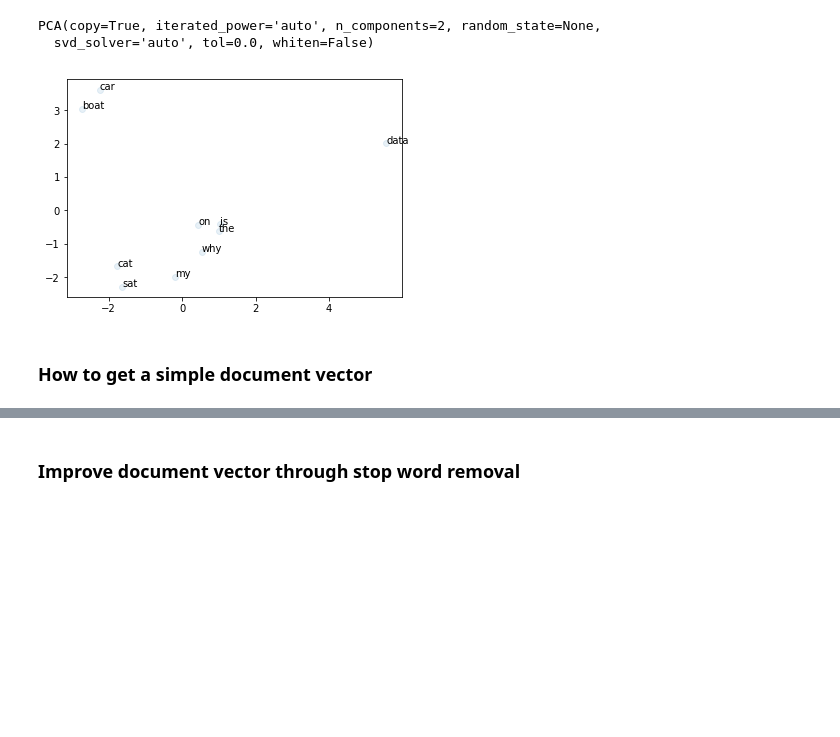
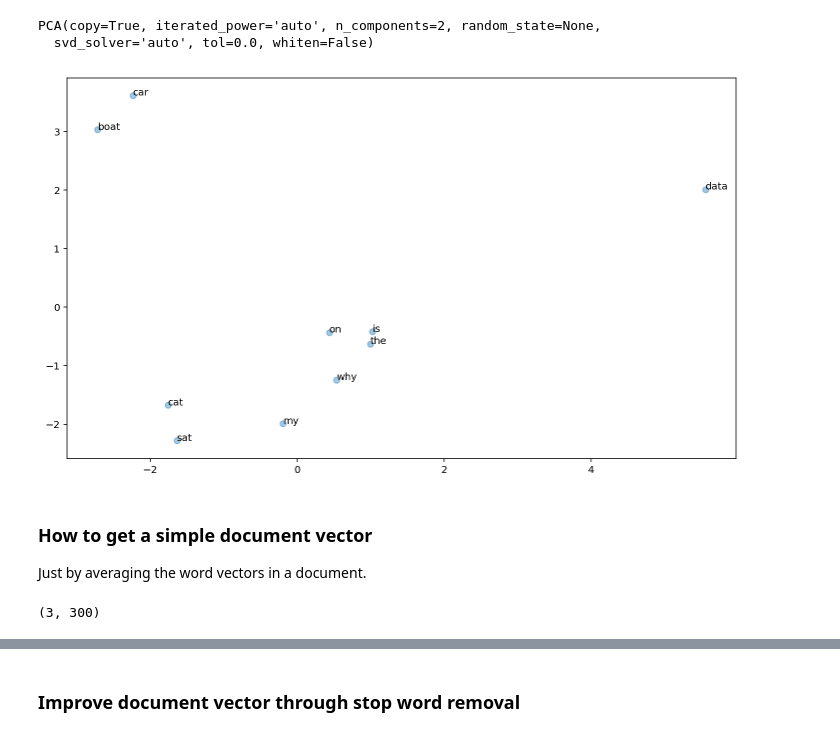
Before and after one commit to stephaniejychan/nlp-using-word-vectors, a Jupyter notebook: NLP using Word Vectors.ipynb, the cells around one changed output, grey strips where cells are left out. Drawn from its saved outputs; the diff is of its cells as text; code cells hidden in the pictures; blank space fills up the shorter version.

Commit message:
added vector plots

```diff
--- a/NLP using Word Vectors.ipynb
+++ b/NLP using Word Vectors.ipynb
@@ -53,13 +54,16 @@ import matplotlib.pyplot as plt
 nlp = spacy.load('en_core_web_md')
 # %% [markdown]
 ### How to use word vectors for comparing word similarity
-# %%
-word_vectors = []
-# word_labels = ['cat','dog','boat','car', 'bike', 'scooter']
-for word in word_labels:
-    word_vector = nlp(word).vector
-    word_vectors.append(word_vector)
-word_vectors = np.array(word_vectors)
+# %%
+def get_text_vectors(texts):
+    vectors = []
+    for text in texts:
+        vector = nlp(text).vector
+        vectors.append(vector)
+    vectors = np.array(vectors)
+    return vectors
+# %%
+word_vectors = get_text_vectors(word_labels)
 # %%
 pca = PCA(n_components=2)
 pca.fit(word_vectors)
@@ -69,15 +73,23 @@ PCA(copy=True, iterated_power='auto', n_components=2, random_state=None,
 # %%
 word_vectors_2 = pca.transform(word_vectors)
 # %%
-plt.scatter(x=word_vectors_2[:,0],
-            y=word_vectors_2[:,1],
-            alpha=0.1)
+def plot_text_vectors(text, vectors):
+    plt.scatter(x=vectors[:,0],
+                y=vectors[:,1],
+                alpha=0.4)
 
-for word, x_y in zip(word_labels, word_vectors_2):
-    x, y = x_y
-    plt.text(x, y, word)
-plt.show()
+    for word, x_y in zip(text, vectors):
+        x, y = x_y
+        plt.text(x, y, word)
-# %% [output]
-[figure, removed]
+# %%
+plt.figure(figsize=(12,7))
+
+plot_text_vectors(word_labels, word_vectors_2)
+
+plt.show()
+# %% [output]
+[figure, added]
 # %% [markdown]
 ### How to get a simple document vector
+
+Just by averaging the word vectors in a document.
@@ -83,0 +98,4 @@ plt.show()
+# %%
+doc_vectors.shape
+# %% [output]
+(3, 300)
```
Also changed, not shown: parts of 16 cells of this notebook.
